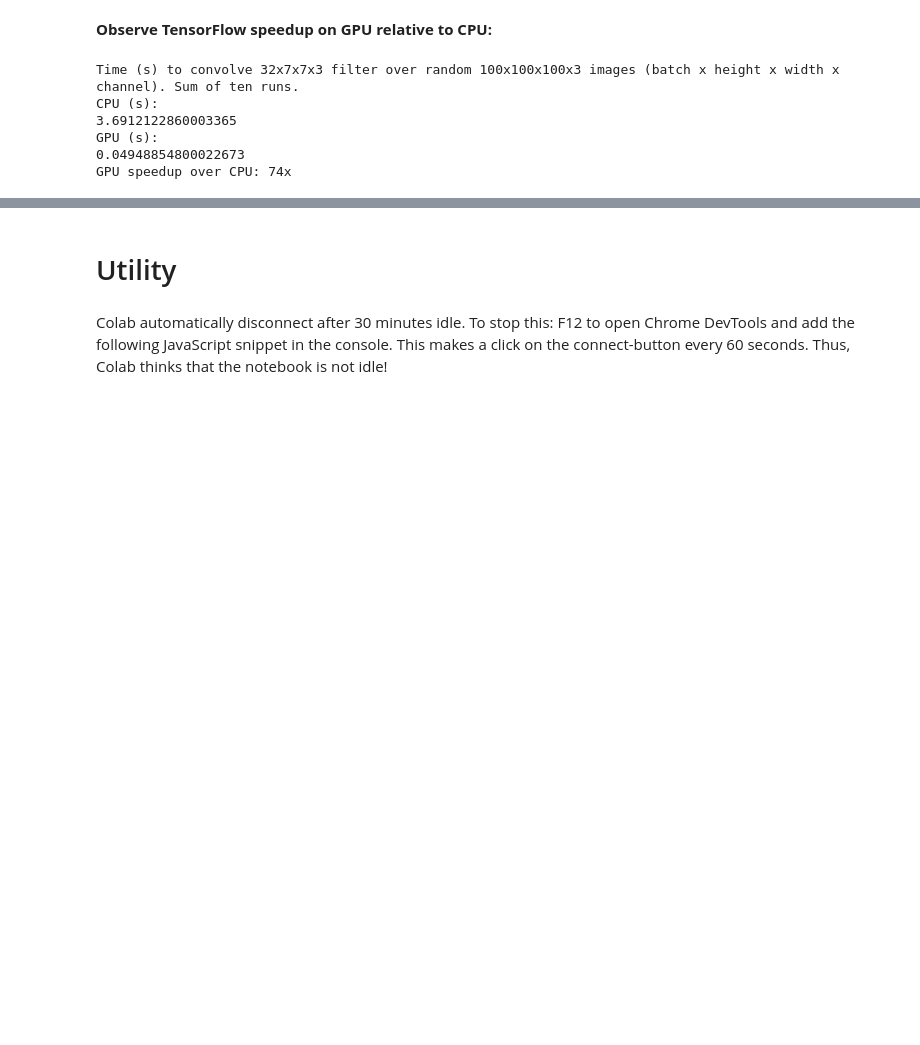
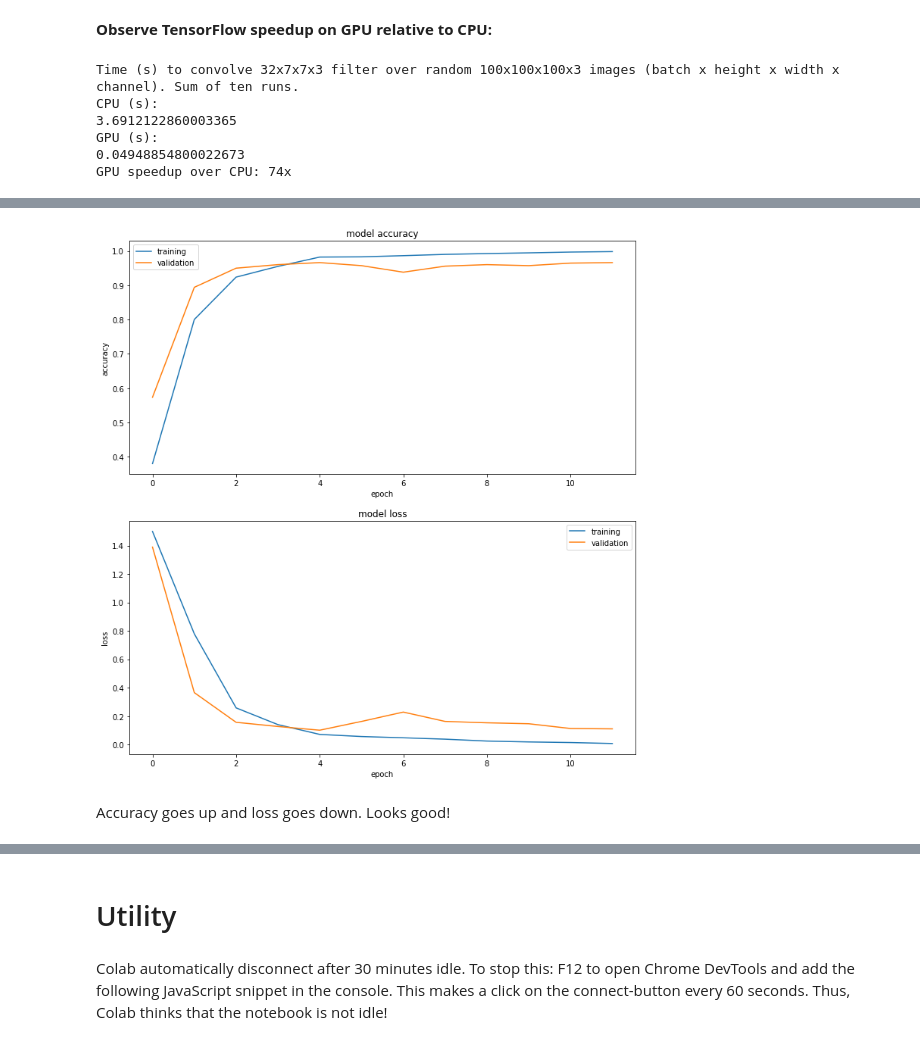
Before and after one commit to mctrinh/ggColab, a Jupyter notebook: starting_colab_template.ipynb, the cells around one changed output, grey strips where cells are left out. Saved outputs shown, nothing was run; the diff lists cells and outputs as text; code cells hidden in the pictures; blank space fills up the shorter version.

```diff
--- a/starting_colab_template.ipynb
+++ b/starting_colab_template.ipynb
@@ -133,0 +369,6 @@ Copyright 2019-2020 Google LLC. Licensed under the Apache License, Version 2.0 (
+# %%
+history = model.fit(training_dataset, validation_data=validation_dataset,
+                    steps_per_epoch=train_steps, epochs=EPOCHS, callbacks=[lr_callback])
+
+final_accuracy = history.history["val_accuracy"][-5:]
+print("FINAL ACCURACY MEAN-5: ", np.mean(final_accuracy))
@@ -133,0 +401,19 @@ Copyright 2019-2020 Google LLC. Licensed under the Apache License, Version 2.0 (
+# %%
+from IPython.core.pylabtools import figsize
+def display_training_curves(training, validation, title, subplot):
+  ax = plt.subplot(subplot)
+  ax.plot(training)
+  ax.plot(validation)
+  ax.set_title('model '+ title)
+  ax.set_ylabel(title)
+  ax.set_xlabel('epoch')
+  ax.legend(['training', 'validation'])
+
+plt.subplots(figsize=(10,10))
+plt.tight_layout()
+display_training_curves(history.history['accuracy'], history.history['val_accuracy'], 'accuracy', 211)
+display_training_curves(history.history['loss'], history.history['val_loss'], 'loss', 212)
+# %% [output]
+[figure, added]
+# %% [markdown]
+Accuracy goes up and loss goes down. Looks good!
```
Also changed, not shown: parts of 32 cells of this notebook.
